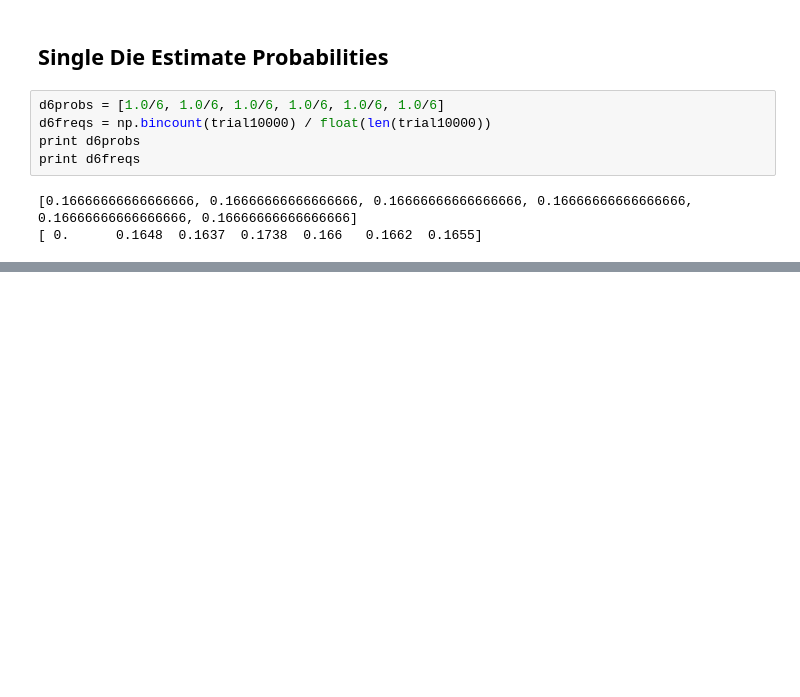
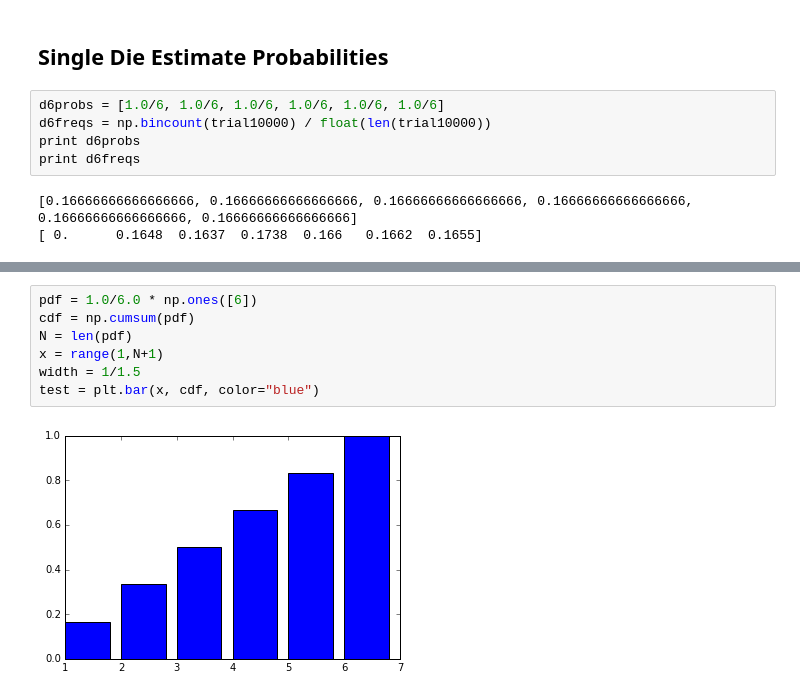
Before and after one commit to rjl09c/ISC4221, a Jupyter notebook: Lecture3.ipynb, the cells around one changed output, grey strips where cells are left out. Cells and saved outputs as stored; diff of their text form; blank space fills up the shorter version.

```diff
--- a/Lecture3.ipynb
+++ b/Lecture3.ipynb
@@ -524,0 +661,9 @@ print d62freqs
+# %%
+pdf = 1.0/6.0 * np.ones([6])
+cdf = np.cumsum(pdf)
+N = len(pdf)
+x = range(1,N+1)
+width = 1/1.5
+test = plt.bar(x, cdf, color="blue")
+# %% [output]
+[figure, added]
```
Also changed, not shown: parts of 33 cells of this notebook.
